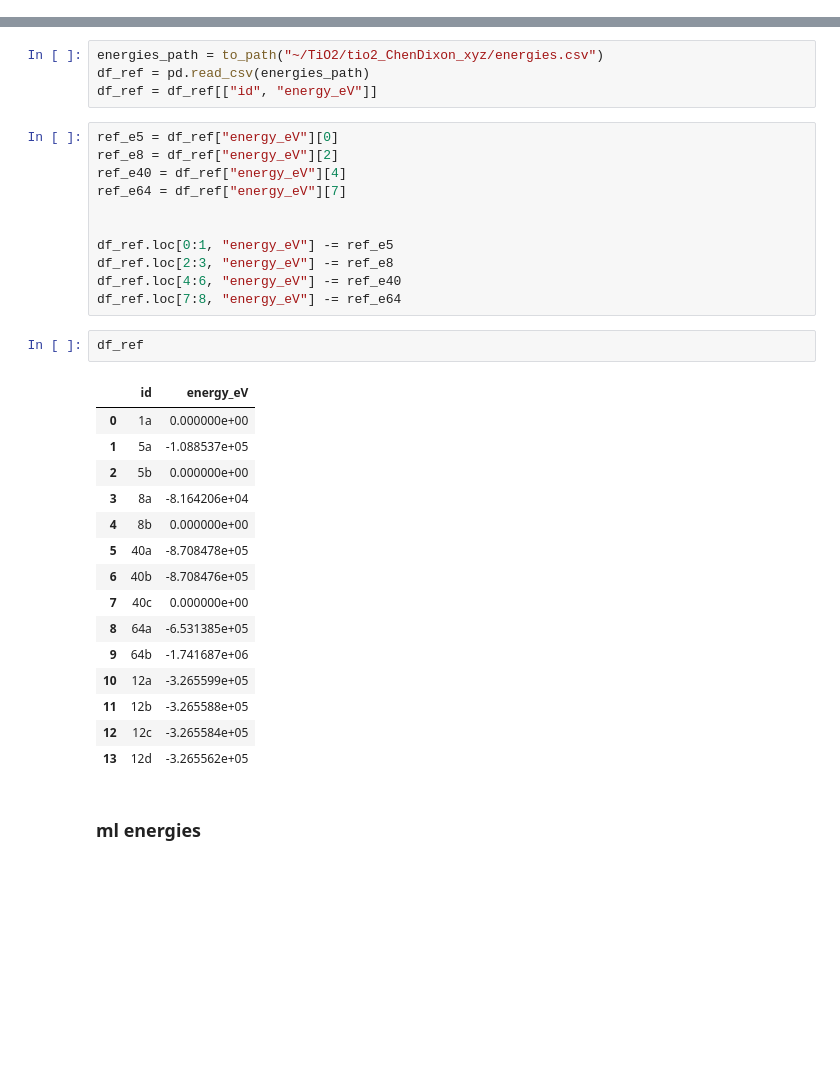
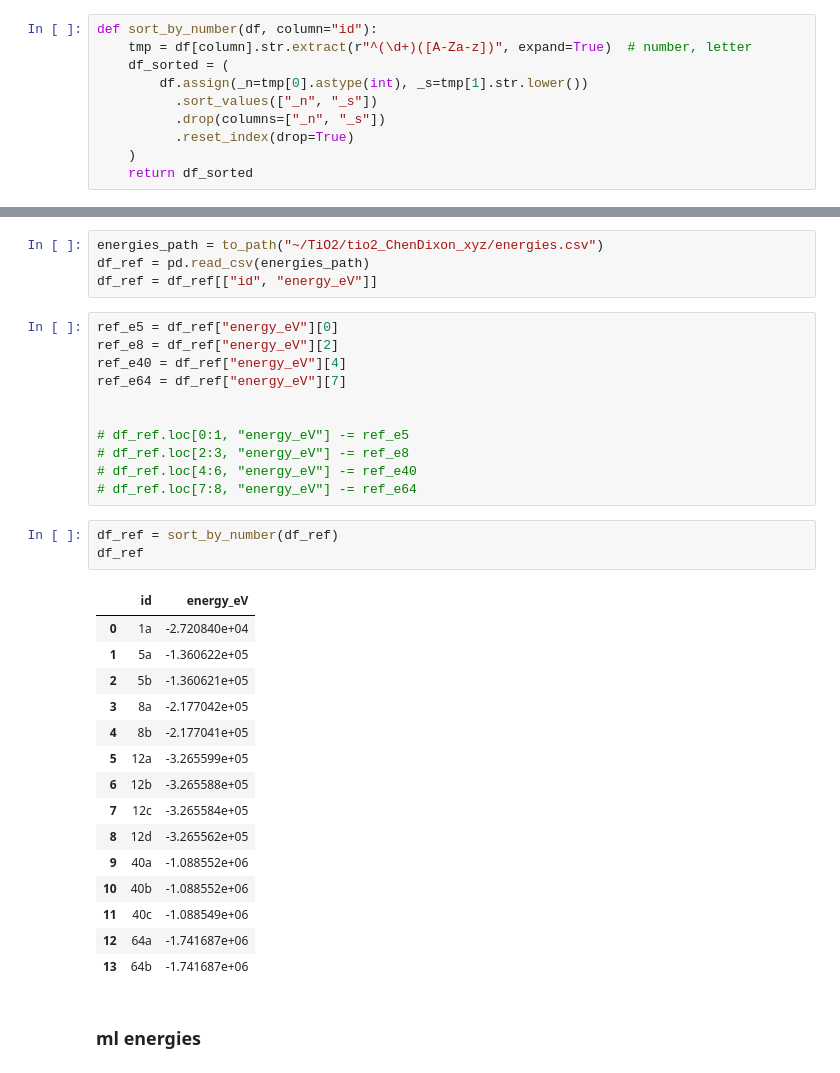
Before and after one commit to lznxbz/thesis_notebooks, a Jupyter notebook: 260122_compare_ff_energies_ChenDixon.ipynb, the cells around one changed output, grey strips where cells are left out. Cells and saved outputs as stored; diff of their text form; blank space fills up the shorter version.

```diff
--- a/260122_compare_ff_energies_ChenDixon.ipynb
+++ b/260122_compare_ff_energies_ChenDixon.ipynb
@@ -7,6 +7,16 @@ from pathlib import Path
 from lzn.universal import *
 
 # from pandas.conftest import axis
+# %%
+def sort_by_number(df, column="id"):
+    tmp = df[column].str.extract(r"^(\d+)([A-Za-z])", expand=True)  # number, letter
+    df_sorted = (
+        df.assign(_n=tmp[0].astype(int), _s=tmp[1].str.lower())
+          .sort_values(["_n", "_s"])
+          .drop(columns=["_n", "_s"])
+          .reset_index(drop=True)
+    )
+    return df_sorted
 # %% [markdown]
 ### reference energies
 # %%
@@ -20,28 +30,29 @@ ref_e40 = df_ref["energy_eV"][4]
 ref_e64 = df_ref["energy_eV"][7]
 
 
-df_ref.loc[0:1, "energy_eV"] -= ref_e5
-df_ref.loc[2:3, "energy_eV"] -= ref_e8
-df_ref.loc[4:6, "energy_eV"] -= ref_e40
-df_ref.loc[7:8, "energy_eV"] -= ref_e64
+# df_ref.loc[0:1, "energy_eV"] -= ref_e5
+# df_ref.loc[2:3, "energy_eV"] -= ref_e8
+# df_ref.loc[4:6, "energy_eV"] -= ref_e40
+# df_ref.loc[7:8, "energy_eV"] -= ref_e64
 # %%
+df_ref = sort_by_number(df_ref)
 df_ref
 # %% [output]
 |  | id | energy_eV |
-| 0 | 1a | 0.000000e+00 |
-| 1 | 5a | -1.088537e+05 |
-| 2 | 5b | 0.000000e+00 |
-| 3 | 8a | -8.164206e+04 |
-| 4 | 8b | 0.000000e+00 |
-| 5 | 40a | -8.708478e+05 |
-| 6 | 40b | -8.708476e+05 |
-| 7 | 40c | 0.000000e+00 |
-| 8 | 64a | -6.531385e+05 |
-| 9 | 64b | -1.741687e+06 |
-| 10 | 12a | -3.265599e+05 |
-| 11 | 12b | -3.265588e+05 |
-| 12 | 12c | -3.265584e+05 |
-| 13 | 12d | -3.265562e+05 |
+| 0 | 1a | -2.720840e+04 |
+| 1 | 5a | -1.360622e+05 |
+| 2 | 5b | -1.360621e+05 |
+| 3 | 8a | -2.177042e+05 |
+| 4 | 8b | -2.177041e+05 |
+| 5 | 12a | -3.265599e+05 |
+| 6 | 12b | -3.265588e+05 |
+| 7 | 12c | -3.265584e+05 |
+| 8 | 12d | -3.265562e+05 |
+| 9 | 40a | -1.088552e+06 |
+| 10 | 40b | -1.088552e+06 |
+| 11 | 40c | -1.088549e+06 |
+| 12 | 64a | -1.741687e+06 |
+| 13 | 64b | -1.741687e+06 |
 # %% [markdown]
 ### ml energies
 # %%
```
Also changed, not shown: parts of 12 cells of this notebook.
